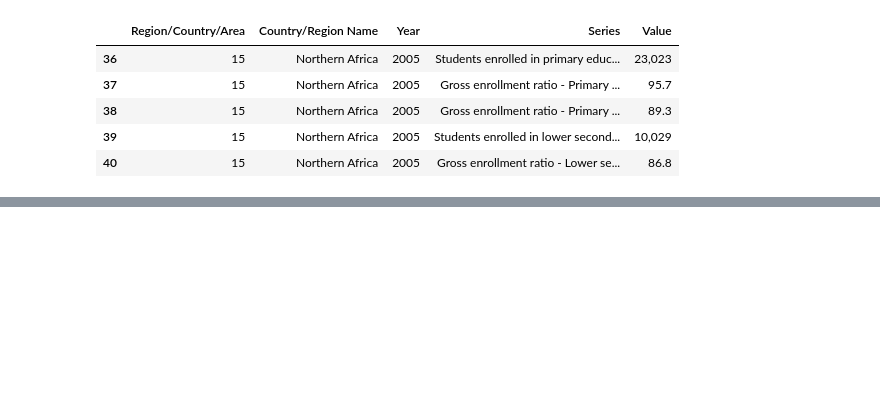
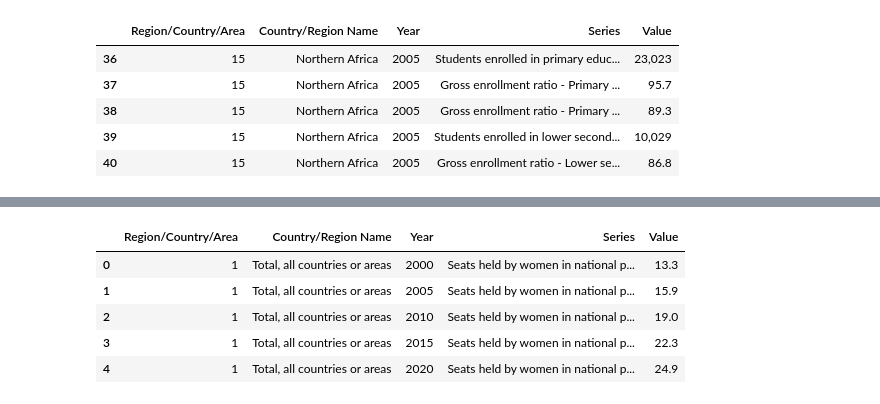
Before and after one commit to AidanMayhue/ml_3021_project, a Jupyter notebook: EDA/UN-EDA.ipynb, the cells around one changed output, grey strips where cells are left out. Saved outputs shown, nothing was run; the diff lists cells and outputs as text; code cells hidden in the pictures; blank space fills up the shorter version.

```diff
--- a/EDA/UN-EDA.ipynb
+++ b/EDA/UN-EDA.ipynb
@@ -35,0 +67,11 @@ edu_pivot.head()
+# %%
+# Gender Equality (Gov)
+gender_gov = pd.read_csv("../data/un_data/GovernmentGenderEquality.csv")
+gender_gov.head()
+# %% [output]
+|  | Region/Country/Area | Country/Region Name | Year | Series | Value |
+| 0 | 1 | Total, all countries or areas | 2000 | Seats held by women in national p... | 13.3 |
+| 1 | 1 | Total, all countries or areas | 2005 | Seats held by women in national p... | 15.9 |
+| 2 | 1 | Total, all countries or areas | 2010 | Seats held by women in national p... | 19.0 |
+| 3 | 1 | Total, all countries or areas | 2015 | Seats held by women in national p... | 22.3 |
+| 4 | 1 | Total, all countries or areas | 2020 | Seats held by women in national p... | 24.9 |
```
Also changed, not shown: parts of 18 cells of this notebook, 1 other file.
